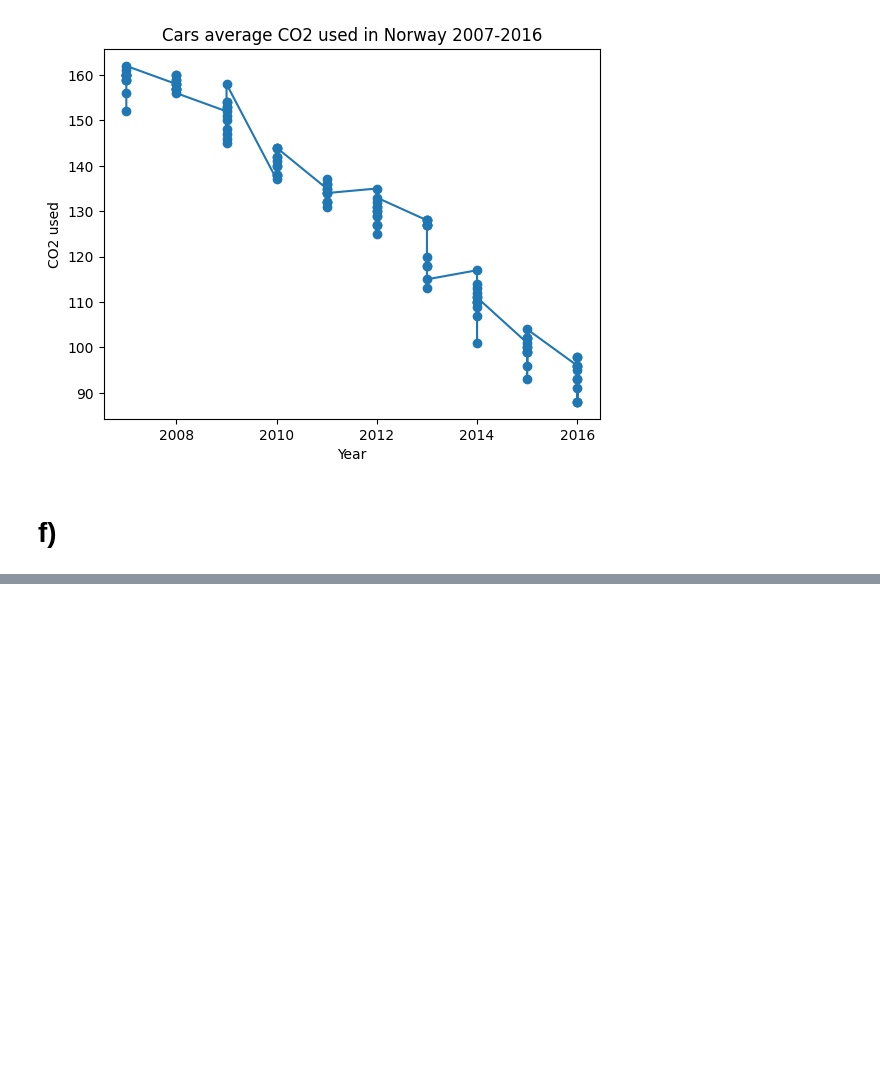
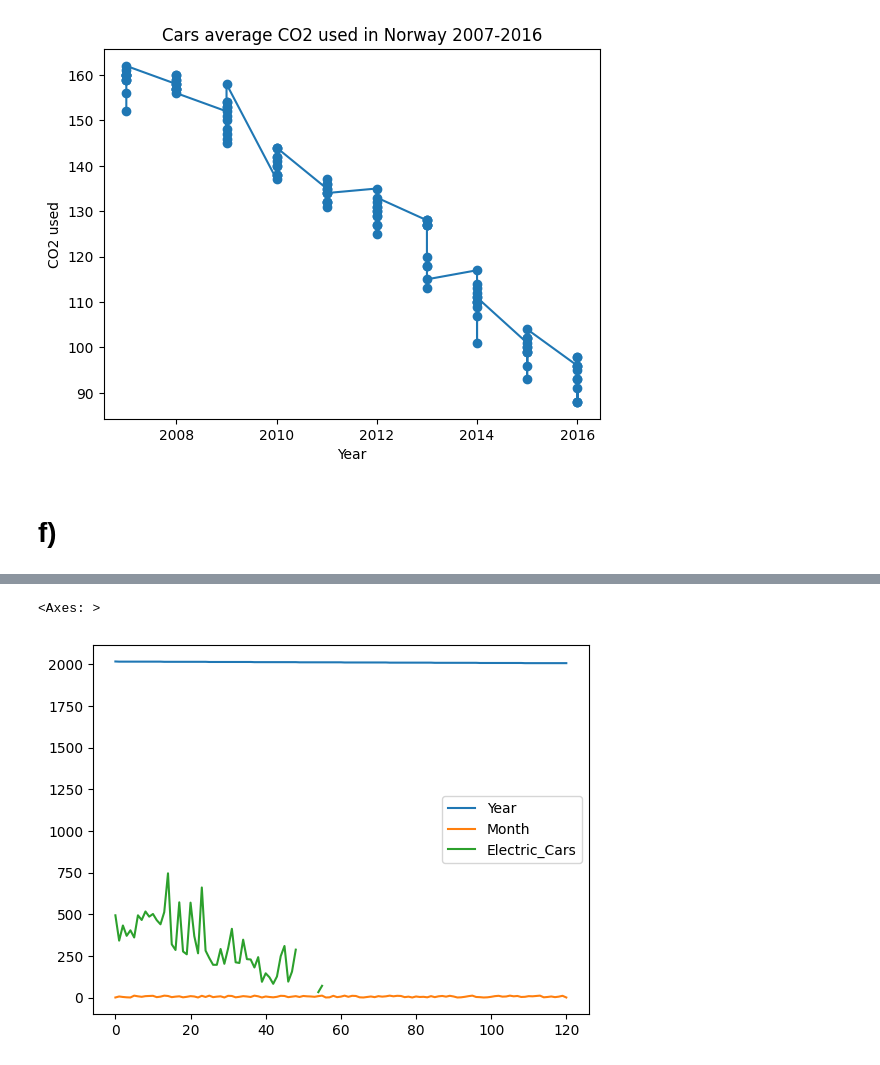
Before and after one commit to AndresTrujillo1811-bit/data_visualization_andres_trujillo_de24, a Jupyter notebook: exercises/exercise0.ipynb, the cells around one changed output, grey strips where cells are left out. Drawn from its saved outputs; the diff is of its cells as text; code cells hidden in the pictures; blank space fills up the shorter version.

```diff
--- a/exercises/exercise0.ipynb
+++ b/exercises/exercise0.ipynb
@@ -487,0 +519,3 @@ plt.show()
+# %%
+electric_cars = duckdb.query("""SELECT year, month, SUM(import_electric) AS Electric_Cars FROM df GROUP BY year, month ORDER BY year DESC""").df()
+electric_cars.fillna(0)
@@ -487,0 +536,5 @@ plt.show()
+# %%
+electric_cars.plot()
+# %% [output]
+<Axes: >
+[figure, added]
```
Also changed, not shown: parts of 13 cells of this notebook, 9 other files.
